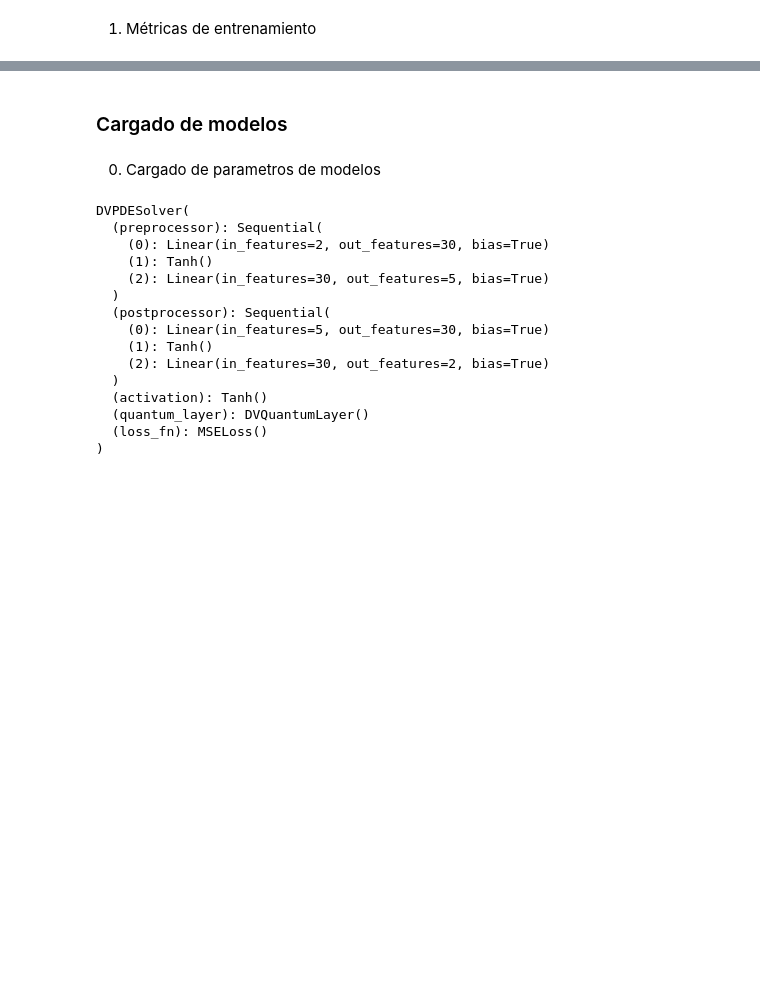
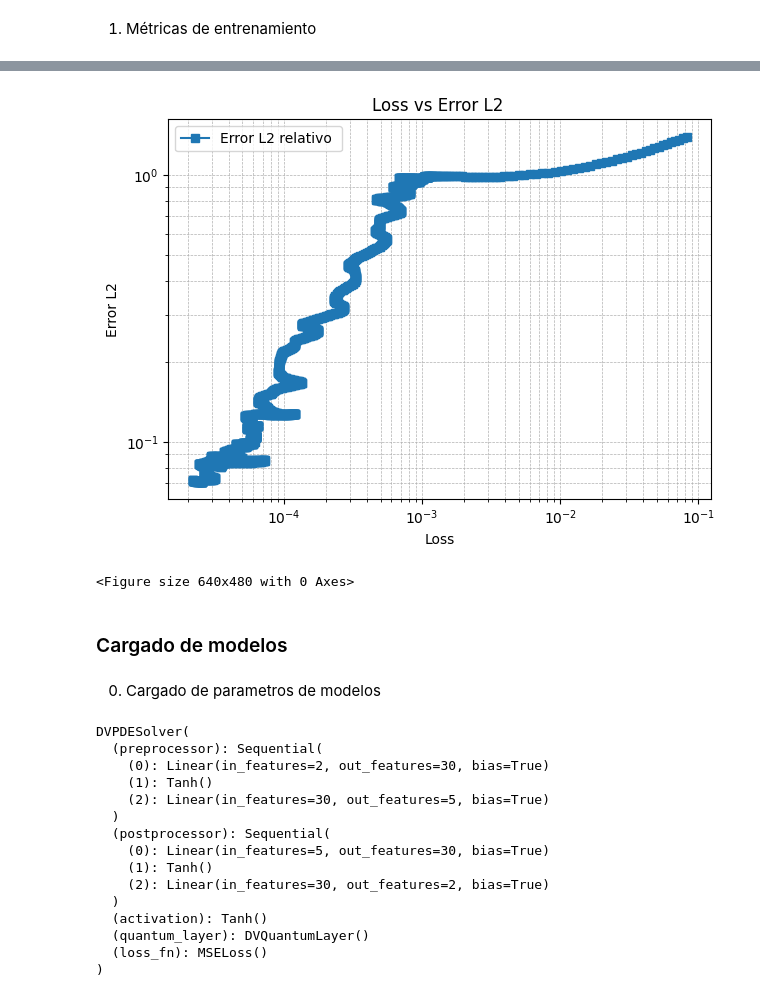
Before and after one commit to mateophy/QPINNs-2026, a Jupyter notebook: notebooks/training/Training_HQCPINN.ipynb, the cells around one changed output, grey strips where cells are left out. Saved outputs shown, nothing was run; the diff lists cells and outputs as text; code cells hidden in the pictures; blank space fills up the shorter version.

```diff
--- a/notebooks/training/Training_HQCPINN.ipynb
+++ b/notebooks/training/Training_HQCPINN.ipynb
@@ -210,3 +209,26 @@ plt.close(
+# %%
+# Loss vs Error
+
+
+plt.figure()
+plt.plot(smooth_loss(model.loss_history), smooth_loss(model.l2_rel_history), "-s", label="Error L2 relativo ")
+plt.xscale("log")
+plt.yscale("log")
+plt.xlabel("Loss")
+plt.ylabel("Error L2")
+plt.title("Loss vs Error L2 ")
+plt.grid(True, which="both", ls="--", lw=0.5)
+plt.legend()
+plt.tight_layout()
+plt.show()
+
+# Saving of graph
+file_path = os.path.join(model.log_path, "LossVsError.pdf")
+plt.savefig(file_path, bbox_inches="tight")
+plt.show(); plt.close("all")
+# %% [output]
+[figure, added]
+<Figure size 640x480 with 0 Axes>
 # %% [markdown]
 ### Cargado de modelos
 # %% [markdown]
```
Also changed, not shown: parts of 7 cells of this notebook, 18 other files.
